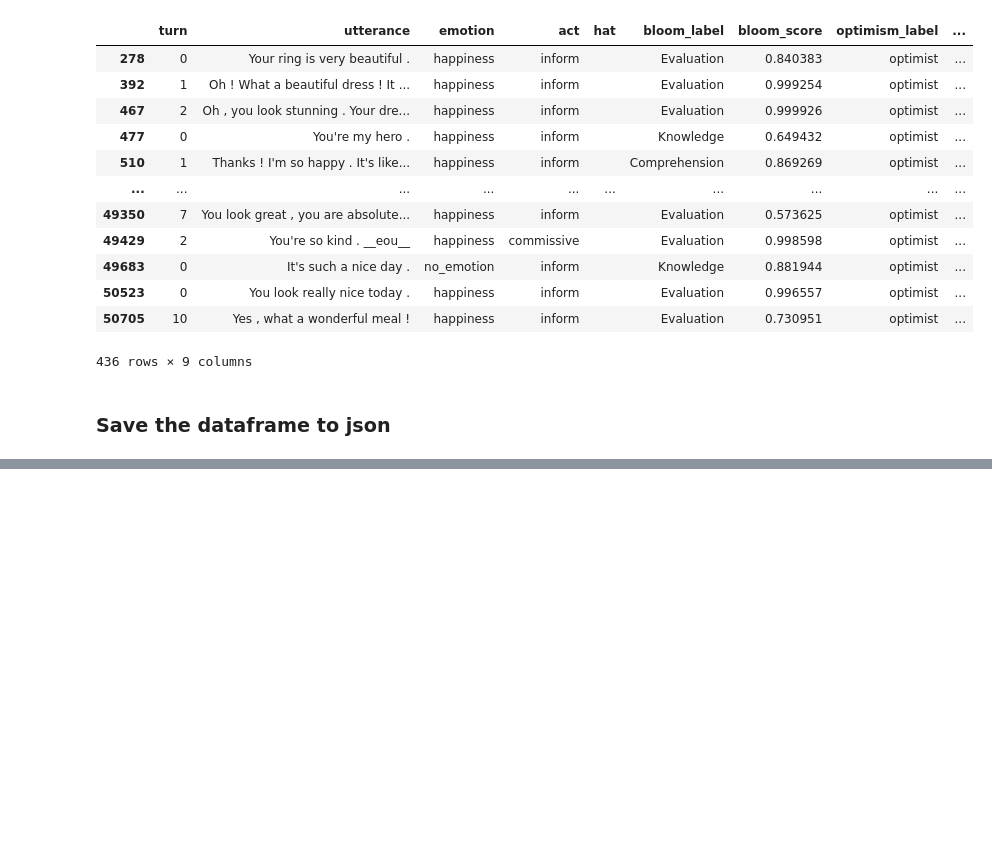
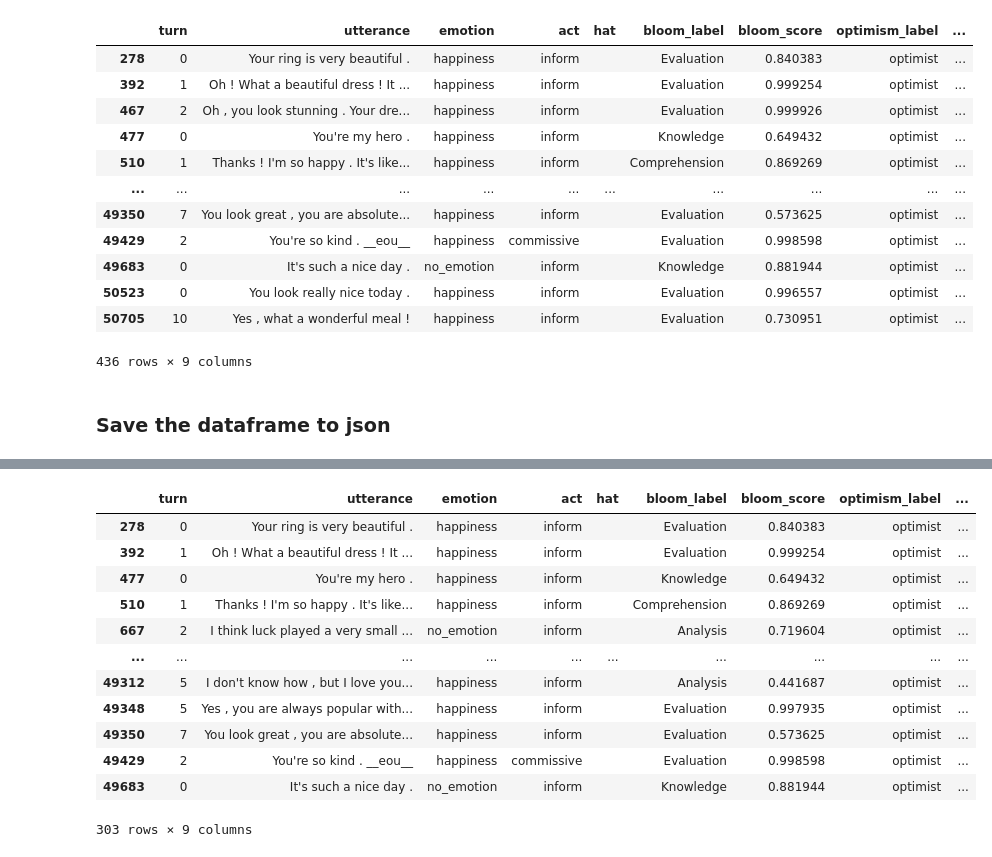
Before and after one commit to EmilianoMarrale/HLT, a Jupyter notebook: Automated Labeling/Yellow Hat/YELLOW_prediction.ipynb, the cells around one changed output, grey strips where cells are left out. Saved outputs shown, nothing was run; the diff lists cells and outputs as text; code cells hidden in the pictures; blank space fills up the shorter version.

```diff
--- a/Automated Labeling/Yellow Hat/YELLOW_prediction.ipynb
+++ b/Automated Labeling/Yellow Hat/YELLOW_prediction.ipynb
@@ -212,0 +245,16 @@ dialogues_df.to_json('dataset_with_bloom_optimism.json', orient='records', lines
+# %%
+dialogues_df.query("optimism_label == 'optimist' and optimism_score>0.8")
+# %% [output]
+|  | turn | utterance | emotion | act | hat | bloom_label | bloom_score | optimism_label | ... |
+| 278 | 0 | Your ring is very beautiful . | happiness | inform |  | Evaluation | 0.840383 | optimist | ... |
+| 392 | 1 | Oh ! What a beautiful dress ! It ... | happiness | inform |  | Evaluation | 0.999254 | optimist | ... |
+| 477 | 0 | You're my hero . | happiness | inform |  | Knowledge | 0.649432 | optimist | ... |
+| 510 | 1 | Thanks ! I'm so happy . It's like... | happiness | inform |  | Comprehension | 0.869269 | optimist | ... |
+| 667 | 2 | I think luck played a very small ... | no_emotion | inform |  | Analysis | 0.719604 | optimist | ... |
+| ... | ... | ... | ... | ... | ... | ... | ... | ... | ... |
+| 49312 | 5 | I don't know how , but I love you... | happiness | inform |  | Analysis | 0.441687 | optimist | ... |
+| 49348 | 5 | Yes , you are always popular with... | happiness | inform |  | Evaluation | 0.997935 | optimist | ... |
+| 49350 | 7 | You look great , you are absolute... | happiness | inform |  | Evaluation | 0.573625 | optimist | ... |
+| 49429 | 2 | You're so kind . __eou__ | happiness | commissive |  | Evaluation | 0.998598 | optimist | ... |
+| 49683 | 0 | It's such a nice day . | no_emotion | inform |  | Knowledge | 0.881944 | optimist | ... |
+303 rows × 9 columns
```
Also changed, not shown: parts of 4 cells of this notebook, 3 other files.
